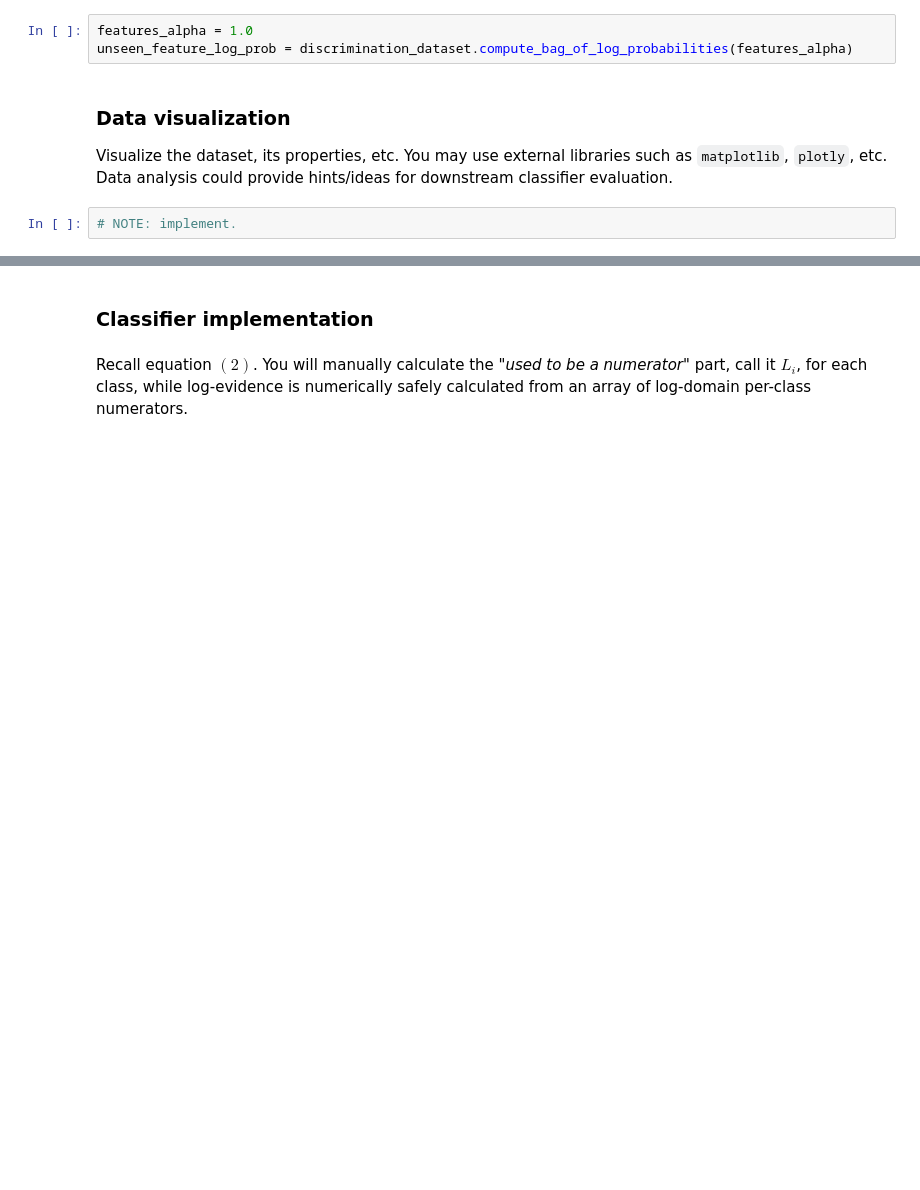
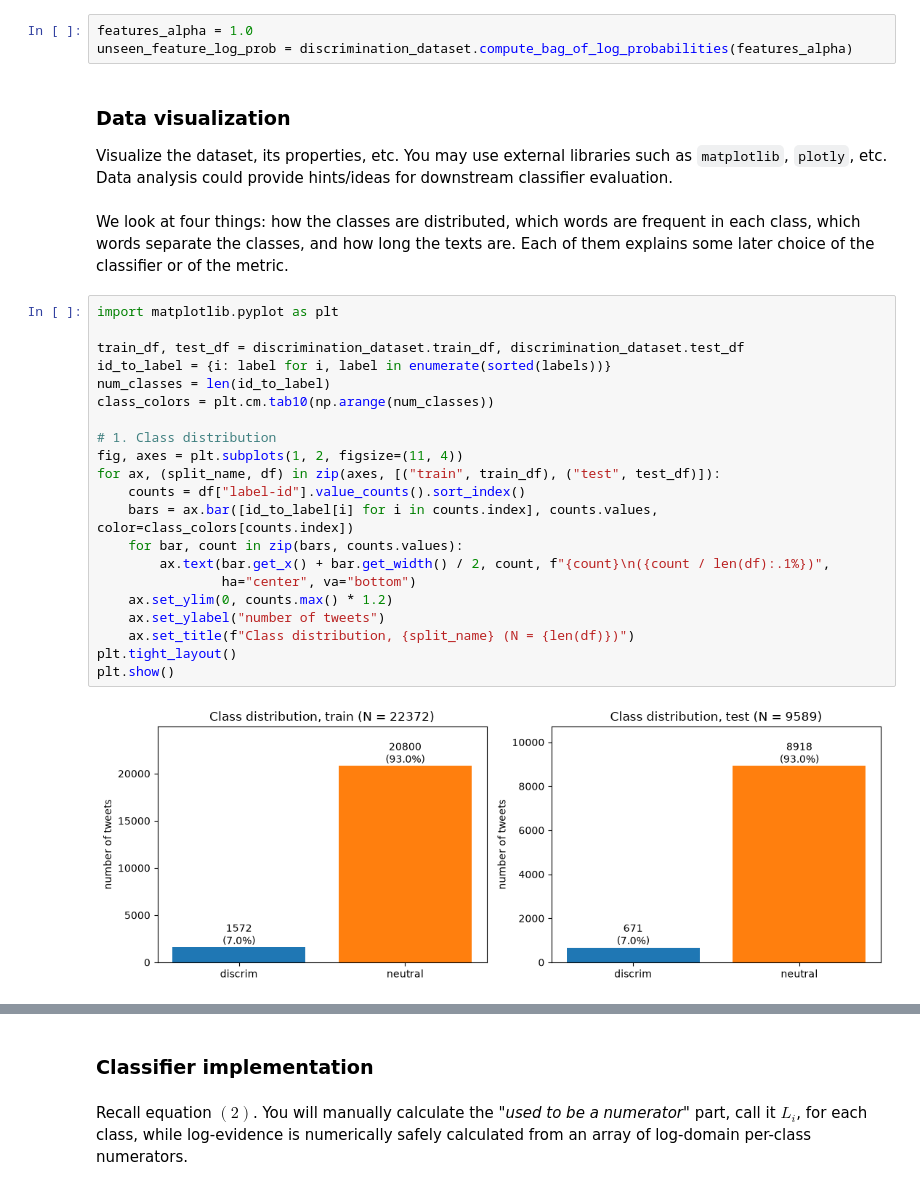
Before and after one commit to milka-side/P-S-Lab1-Naive-Bayes-classifier, a Jupyter notebook: Naive-Bayes-Classifier-PS-Lab1-team11.ipynb, the cells around one changed output, grey strips where cells are left out. Saved outputs shown, nothing was run; the diff lists cells and outputs as text; blank space fills up the shorter version.

```diff
--- a/Naive-Bayes-Classifier-PS-Lab1-team11.ipynb
+++ b/Naive-Bayes-Classifier-PS-Lab1-team11.ipynb
@@ -188,5 +194,28 @@ unseen_feature_log_prob = discrimination_dataset.compute_bag_of_log_probabilitie
 ### Data visualization
 
 Visualize the dataset, its properties, etc. You may use external libraries such as `matplotlib`, `plotly`, etc. Data analysis could provide hints/ideas for downstream classifier evaluation.
-# %%
-# NOTE: implement.
+# %% [markdown]
+We look at four things: how the classes are distributed, which words are frequent in each class, which words separate the classes, and how long the texts are. Each of them explains some later choice of the classifier or of the metric.
+# %%
+import matplotlib.pyplot as plt
+
+train_df, test_df = discrimination_dataset.train_df, discrimination_dataset.test_df
+id_to_label = {i: label for i, label in enumerate(sorted(labels))}
+num_classes = len(id_to_label)
+class_colors = plt.cm.tab10(np.arange(num_classes))
+
+# 1. Class distribution
+fig, axes = plt.subplots(1, 2, figsize=(11, 4))
+for ax, (split_name, df) in zip(axes, [("train", train_df), ("test", test_df)]):
+    counts = df["label-id"].value_counts().sort_index()
+    bars = ax.bar([id_to_label[i] for i in counts.index], counts.values, color=class_colors[counts.index])
+    for bar, count in zip(bars, counts.values):
+        ax.text(bar.get_x() + bar.get_width() / 2, count, f"{count}\n({count / len(df):.1%})",
+                ha="center", va="bottom")
+    ax.set_ylim(0, counts.max() * 1.2)
+    ax.set_ylabel("number of tweets")
+    ax.set_title(f"Class distribution, {split_name} (N = {len(df)})")
+plt.tight_layout()
+plt.show()
+# %% [output]
+[figure, added]
```
Also changed, not shown: parts of 23 cells of this notebook, 2 other files.
